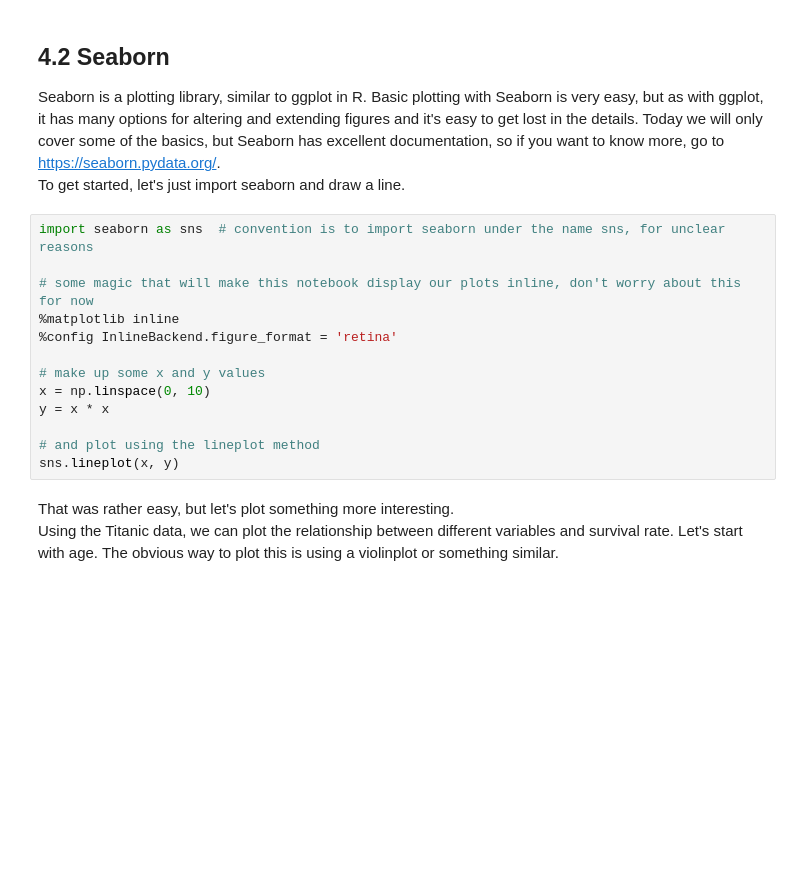
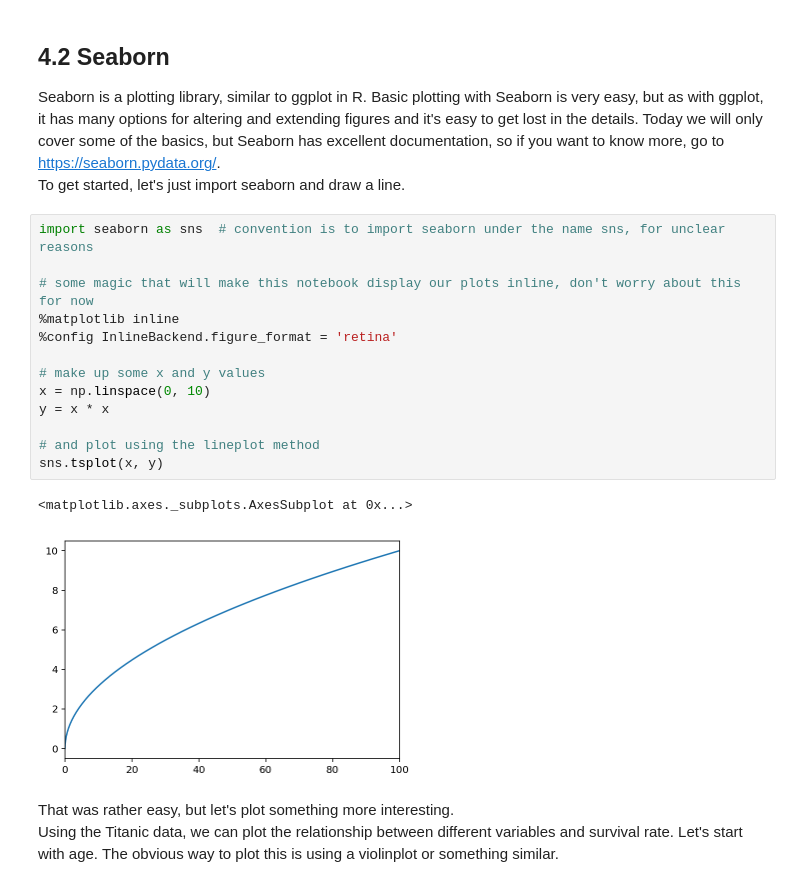
Before and after one commit to mpi-python/mpi-python-intro, a Jupyter notebook: Session4/Session4.ipynb, the cells around one changed output. Cells and saved outputs as stored; diff of their text form; blank space fills up the shorter version.

```diff
--- a/Session4/Session4.ipynb
+++ b/Session4/Session4.ipynb
@@ -223,16 +418,19 @@ To get started, let's just import seaborn and draw a line.
 # %%
 import seaborn as sns  # convention is to import seaborn under the name sns, for unclear reasons
 
 # some magic that will make this notebook display our plots inline, don't worry about this for now
 %matplotlib inline
 %config InlineBackend.figure_format = 'retina'
 
 # make up some x and y values
 x = np.linspace(0, 10)
 y = x * x
 
 # and plot using the lineplot method
-sns.lineplot(x, y)
+sns.tsplot(x, y)
+# %% [output]
+<matplotlib.axes._subplots.AxesSubplot at 0x...>
+[figure, added]
 # %% [markdown]
 That was rather easy, but let's plot something more interesting.
 Using the Titanic data, we can plot the relationship between different variables and survival rate. Let's start with age. The obvious way to plot this is using a violinplot or something similar.
```
Also changed, not shown: parts of 32 cells of this notebook, 2 other files.
